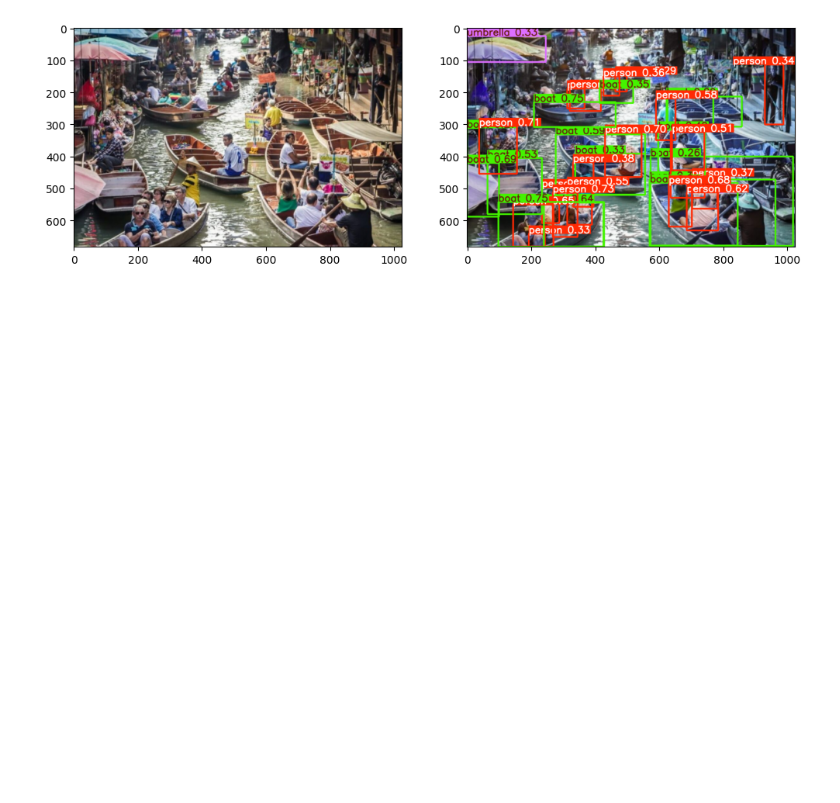
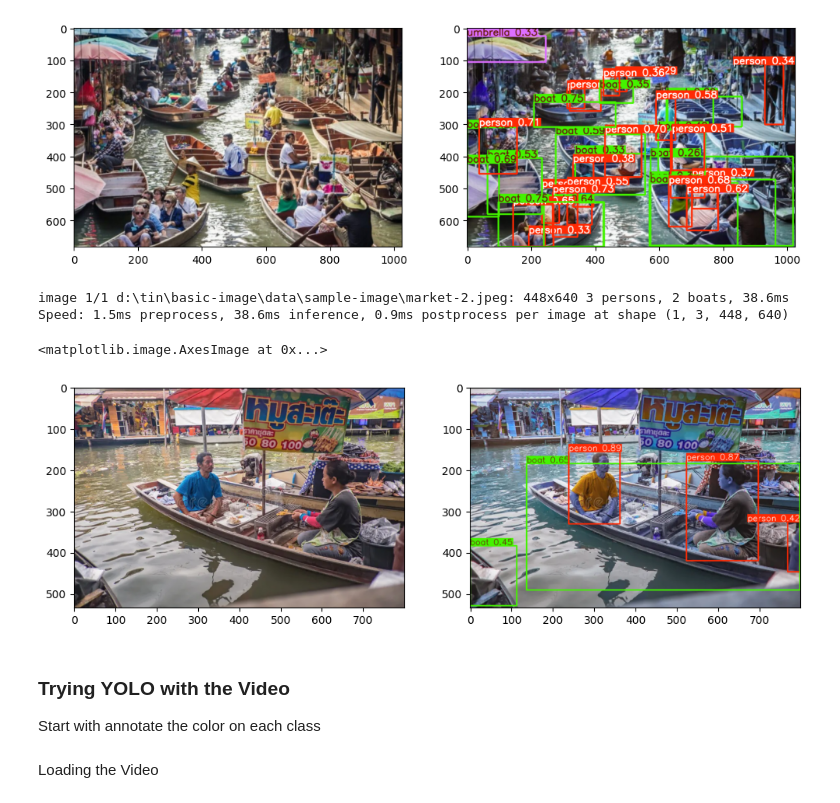
Before and after one commit to theethawat/basic-image-processing, a Jupyter notebook: 5-TryYolo.ipynb, the cells around one changed output. Drawn from its saved outputs; the diff is of its cells as text; code cells hidden in the pictures; blank space fills up the shorter version.

Commit message:
✨ Update Try Yolo

```diff
--- a/5-TryYolo.ipynb
+++ b/5-TryYolo.ipynb
@@ -27,3 +28,22 @@ image 1/1 d:\tin\basic-image\data\sample-image\market-1.jpeg: 448x640 19 persons
 Speed: 1.7ms preprocess, 44.9ms inference, 3.2ms postprocess per image at shape (1, 3, 448, 640)
 <matplotlib.image.AxesImage at 0x...>
 [figure]
+# %%
+source_image_path = 'data/sample-image/market-2.jpeg'
+img = mpimg.imread(source_image_path)
+
+fig,ax = plt.subplots(1,2,figsize=(12,6))
+ax[0].imshow(img,cmap=plt.cm.binary)
+
+results = model.predict(source_image_path)
+annotated_result = results[0].plot()
+ax[1].imshow(annotated_result)
+# %% [output]
+image 1/1 d:\tin\basic-image\data\sample-image\market-2.jpeg: 448x640 3 persons, 2 boats, 38.6ms
+Speed: 1.5ms preprocess, 38.6ms inference, 0.9ms postprocess per image at shape (1, 3, 448, 640)
+<matplotlib.image.AxesImage at 0x...>
+[figure, added]
+# %% [markdown]
+### Trying YOLO with the Video
+
+Start with annotate the color on each class
@@ -29,0 +54,2 @@ Speed: 1.7ms preprocess, 44.9ms inference, 3.2ms postprocess per image at shape
+# %% [markdown]
+Loading the Video
```
Also changed, not shown: parts of 2 cells of this notebook.
